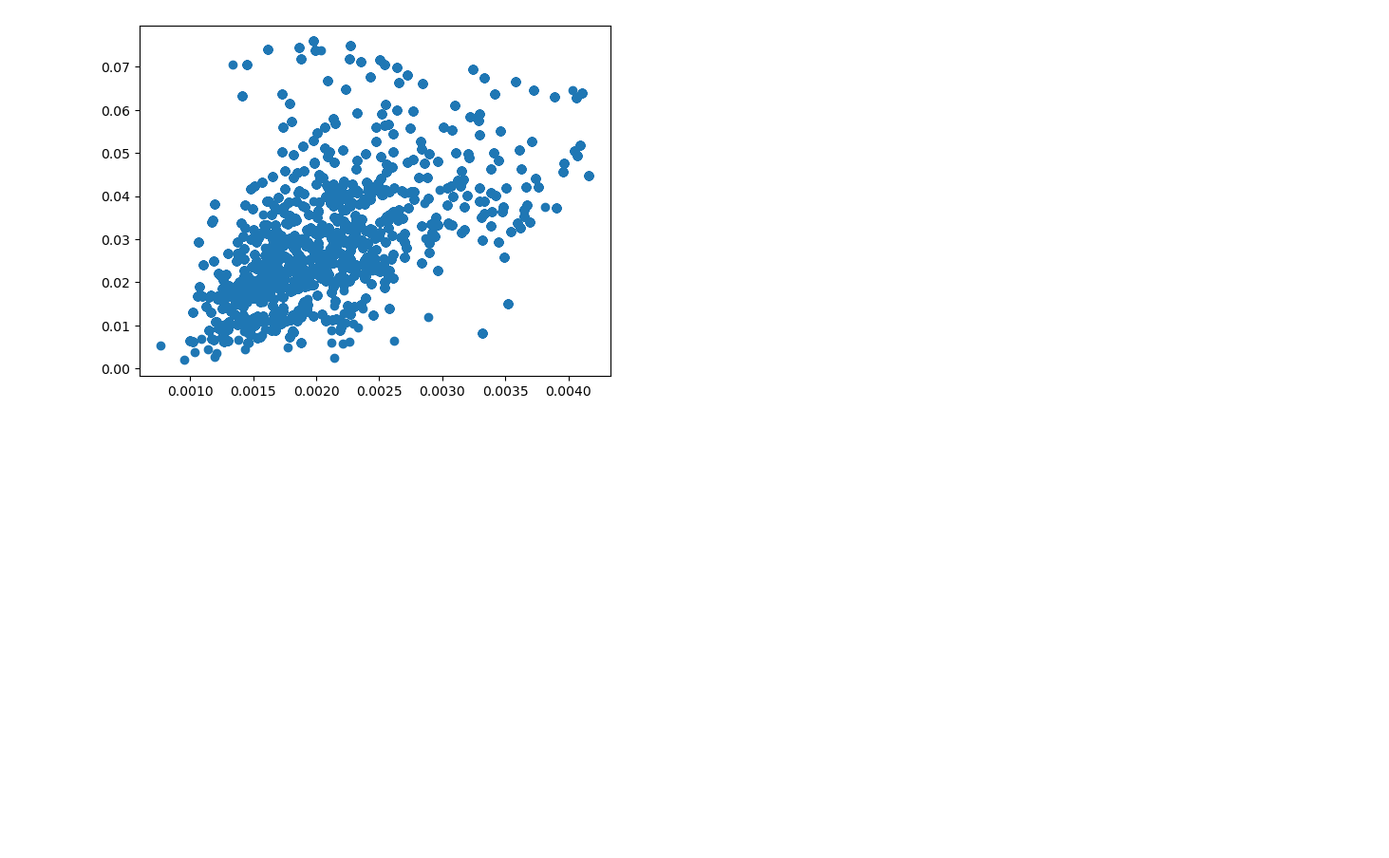
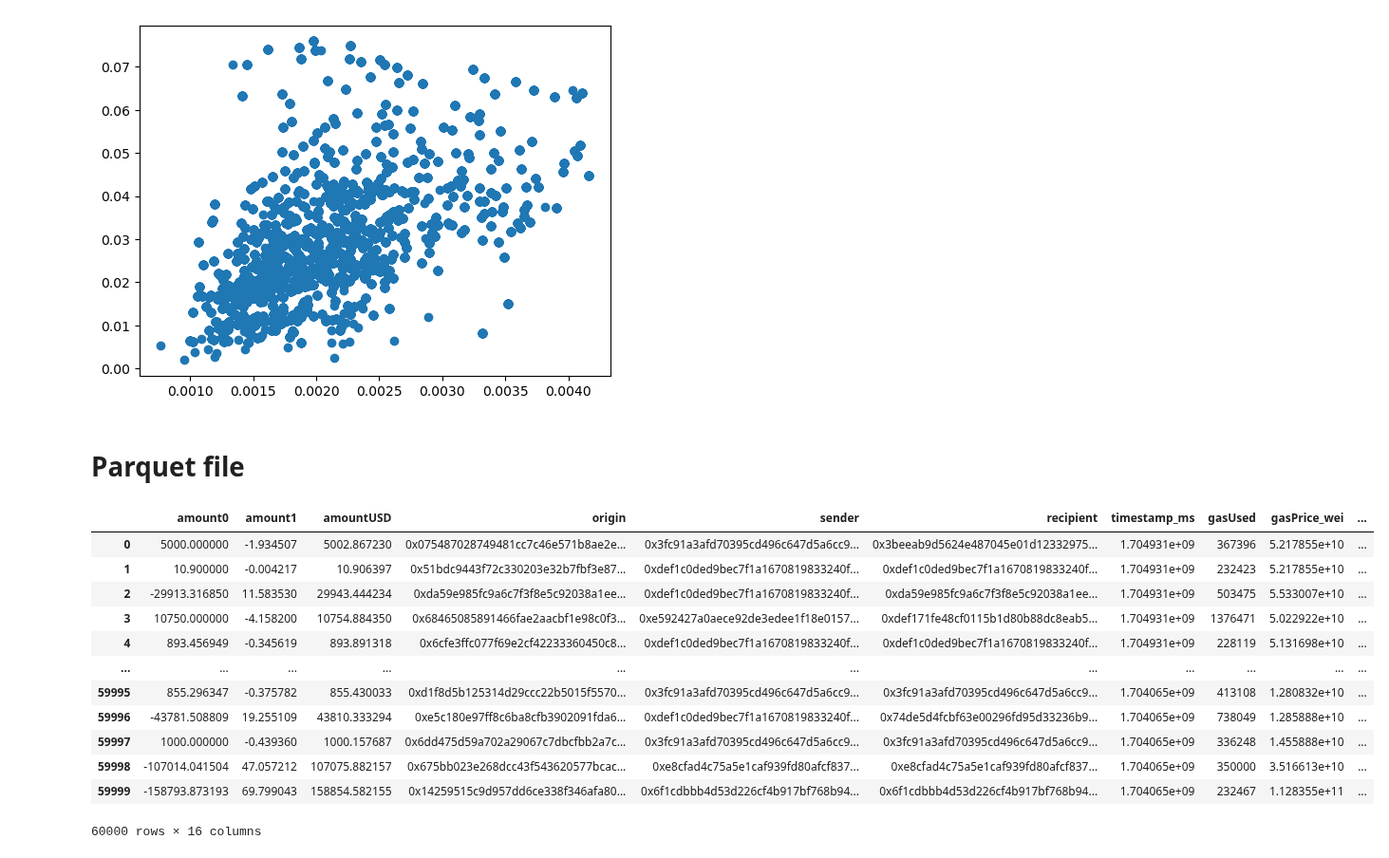
Before and after one commit to Armand-Morin/afp-berkeley-dynamic-fee-defi-amm, a Jupyter notebook: block_analysis.ipynb, the cells around one changed output. Shown at 95% size. Saved outputs shown, nothing was run; the diff lists cells and outputs as text; code cells hidden in the pictures; blank space fills up the shorter version.

```diff
--- a/block_analysis.ipynb
+++ b/block_analysis.ipynb
@@ -208,3 +208,28 @@ plt.scatter(agg[f1].values, agg[f2].values)
 # %% [output]
 <matplotlib.collections.PathCollection at 0x...>
 [figure]
+# %% [markdown]
+# Parquet file
+# %%
+import pandas as pd
+
+file_path = 'data_UV3_WETH_USDC_January2024.pkl'
+df_uv3 = pd.read_pickle(file_path)
+df_uv3 = df_uv3.rename(columns={'timestamp':'timestamp_ms'})
+df_uv3 = df_uv3.rename(columns={'blockNumber':'block_number'})
+
+df_uv3
+# %% [output]
+|  | amount0 | amount1 | amountUSD | origin | sender | recipient | timestamp_ms | gasUsed | gasPrice_wei | ... |
+| 0 | 5000.000000 | -1.934507 | 5002.867230 | 0x075487028749481cc7c46e571b8ae2e... | 0x3fc91a3afd70395cd496c647d5a6cc9... | 0x3beeab9d5624e487045e01d12332975... | 1.704931e+09 | 367396 | 5.217855e+10 | ... |
+| 1 | 10.900000 | -0.004217 | 10.906397 | 0x51bdc9443f72c330203e32b7fbf3e87... | 0xdef1c0ded9bec7f1a1670819833240f... | 0xdef1c0ded9bec7f1a1670819833240f... | 1.704931e+09 | 232423 | 5.217855e+10 | ... |
+| 2 | -29913.316850 | 11.583530 | 29943.444234 | 0xda59e985fc9a6c7f3f8e5c92038a1ee... | 0xdef1c0ded9bec7f1a1670819833240f... | 0xda59e985fc9a6c7f3f8e5c92038a1ee... | 1.704931e+09 | 503475 | 5.533007e+10 | ... |
+| 3 | 10750.000000 | -4.158200 | 10754.884350 | 0x68465085891466fae2aacbf1e98c0f3... | 0xe592427a0aece92de3edee1f18e0157... | 0xdef171fe48cf0115b1d80b88dc8eab5... | 1.704931e+09 | 1376471 | 5.022922e+10 | ... |
+| 4 | 893.456949 | -0.345619 | 893.891318 | 0x6cfe3ffc077f69e2cf42233360450c8... | 0xdef1c0ded9bec7f1a1670819833240f... | 0xdef1c0ded9bec7f1a1670819833240f... | 1.704931e+09 | 228119 | 5.131698e+10 | ... |
+| ... | ... | ... | ... | ... | ... | ... | ... | ... | ... | ... |
+| 59995 | 855.296347 | -0.375782 | 855.430033 | 0xd1f8d5b125314d29ccc22b5015f5570... | 0x3fc91a3afd70395cd496c647d5a6cc9... | 0x3fc91a3afd70395cd496c647d5a6cc9... | 1.704065e+09 | 413108 | 1.280832e+10 | ... |
+| 59996 | -43781.508809 | 19.255109 | 43810.333294 | 0xe5c180e97ff8c6ba8cfb3902091fda6... | 0xdef1c0ded9bec7f1a1670819833240f... | 0x74de5d4fcbf63e00296fd95d33236b9... | 1.704065e+09 | 738049 | 1.285888e+10 | ... |
+| 59997 | 1000.000000 | -0.439360 | 1000.157687 | 0x6dd475d59a702a29067c7dbcfbb2a7c... | 0x3fc91a3afd70395cd496c647d5a6cc9... | 0x3fc91a3afd70395cd496c647d5a6cc9... | 1.704065e+09 | 336248 | 1.455888e+10 | ... |
+| 59998 | -107014.041504 | 47.057212 | 107075.882157 | 0x675bb023e268dcc43f543620577bcac... | 0xe8cfad4c75a5e1caf939fd80afcf837... | 0xe8cfad4c75a5e1caf939fd80afcf837... | 1.704065e+09 | 350000 | 3.516613e+10 | ... |
+| 59999 | -158793.873193 | 69.799043 | 158854.582155 | 0x14259515c9d957dd6ce338f346afa80... | 0x6f1cdbbb4d53d226cf4b917bf768b94... | 0x6f1cdbbb4d53d226cf4b917bf768b94... | 1.704065e+09 | 232467 | 1.128355e+11 | ... |
+60000 rows × 16 columns
```
Also changed, not shown: parts of 4 cells of this notebook, 3 other files.
